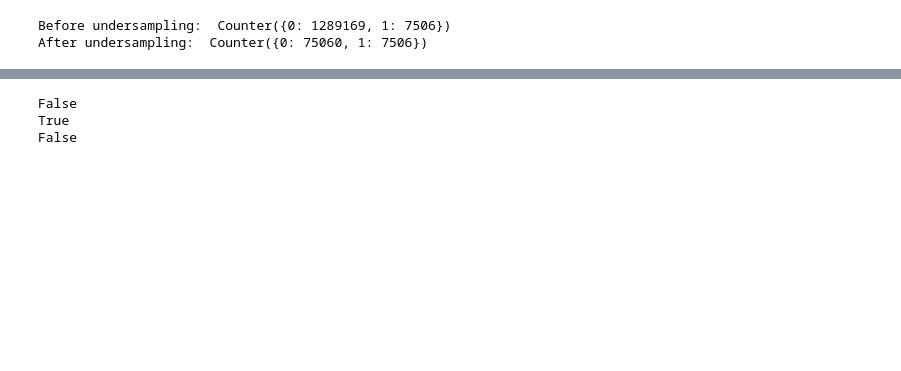
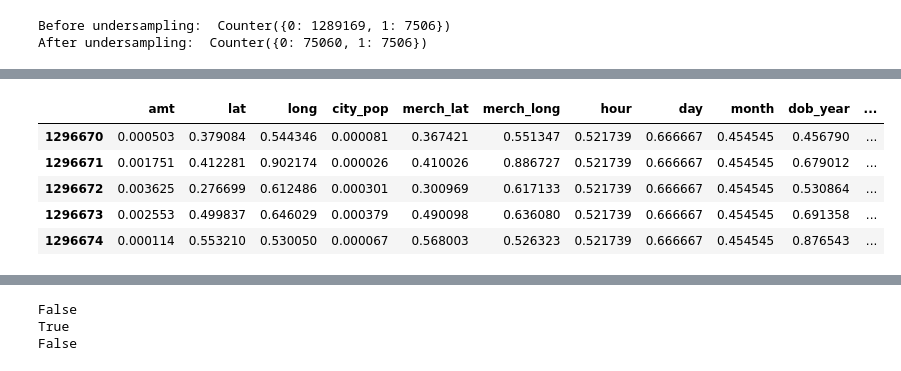
Before and after one commit to wconti27/DS4400-Final-Project-Machine-Learning-Detection-of-Credit-Card-Fraud, a Jupyter notebook: ML_Project.ipynb, the cells around one changed output, grey strips where cells are left out. Saved outputs shown, nothing was run; the diff lists cells and outputs as text; code cells hidden in the pictures; blank space fills up the shorter version.

```diff
--- a/ML_Project.ipynb
+++ b/ML_Project.ipynb
@@ -45,8 +52,8 @@ from sklearn.preprocessing import MinMaxScaler
 
 def normalize_features(X_train, X_test):
   scaler = MinMaxScaler()
-  X_train_scaled = scaler.fit_transform(X_train)
-  X_test_scaled = scaler.transform(X_test)
+  X_train_scaled = pd.DataFrame(data=scaler.fit_transform(X_train), columns=X_train.columns)
+  X_test_scaled = pd.DataFrame(data=scaler.transform(X_test), columns=X_train.columns)
   return X_train_scaled, X_test_scaled
 
 def engineer_datetime(df):
@@ -240,0 +240,15 @@ X_train_scaled_df, X_test_scaled_df = normalize_features(X_train_under_df, X_tes
+# %%
+# scaling features
+
+X_train_scaled_df, X_test_scaled_df = normalize_features(X_train, X_test)
+X_train_scaled_df.to_csv(folder_location + "X_train_aggregated_and_scaled.csv")
+X_test_scaled_df.to_csv(folder_location + "X_test_aggregated_and_scaled.csv")
+# %%
+X_train_scaled_df.tail()
+# %% [output]
+|  | amt | lat | long | city_pop | merch_lat | merch_long | hour | day | month | dob_year | ... |
+| 1296670 | 0.000503 | 0.379084 | 0.544346 | 0.000081 | 0.367421 | 0.551347 | 0.521739 | 0.666667 | 0.454545 | 0.456790 | ... |
+| 1296671 | 0.001751 | 0.412281 | 0.902174 | 0.000026 | 0.410026 | 0.886727 | 0.521739 | 0.666667 | 0.454545 | 0.679012 | ... |
+| 1296672 | 0.003625 | 0.276699 | 0.612486 | 0.000301 | 0.300969 | 0.617133 | 0.521739 | 0.666667 | 0.454545 | 0.530864 | ... |
+| 1296673 | 0.002553 | 0.499837 | 0.646029 | 0.000379 | 0.490098 | 0.636080 | 0.521739 | 0.666667 | 0.454545 | 0.691358 | ... |
+| 1296674 | 0.000114 | 0.553210 | 0.530050 | 0.000067 | 0.568003 | 0.526323 | 0.521739 | 0.666667 | 0.454545 | 0.876543 | ... |
```
Also changed, not shown: parts of 14 cells of this notebook.
